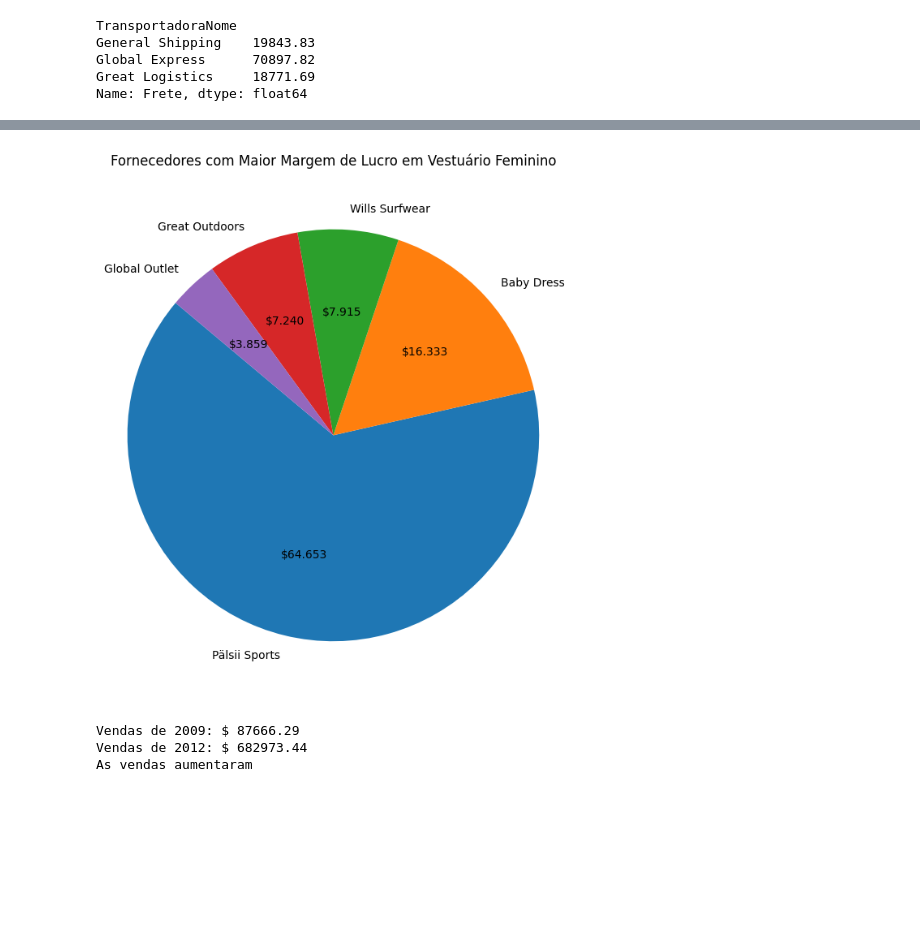
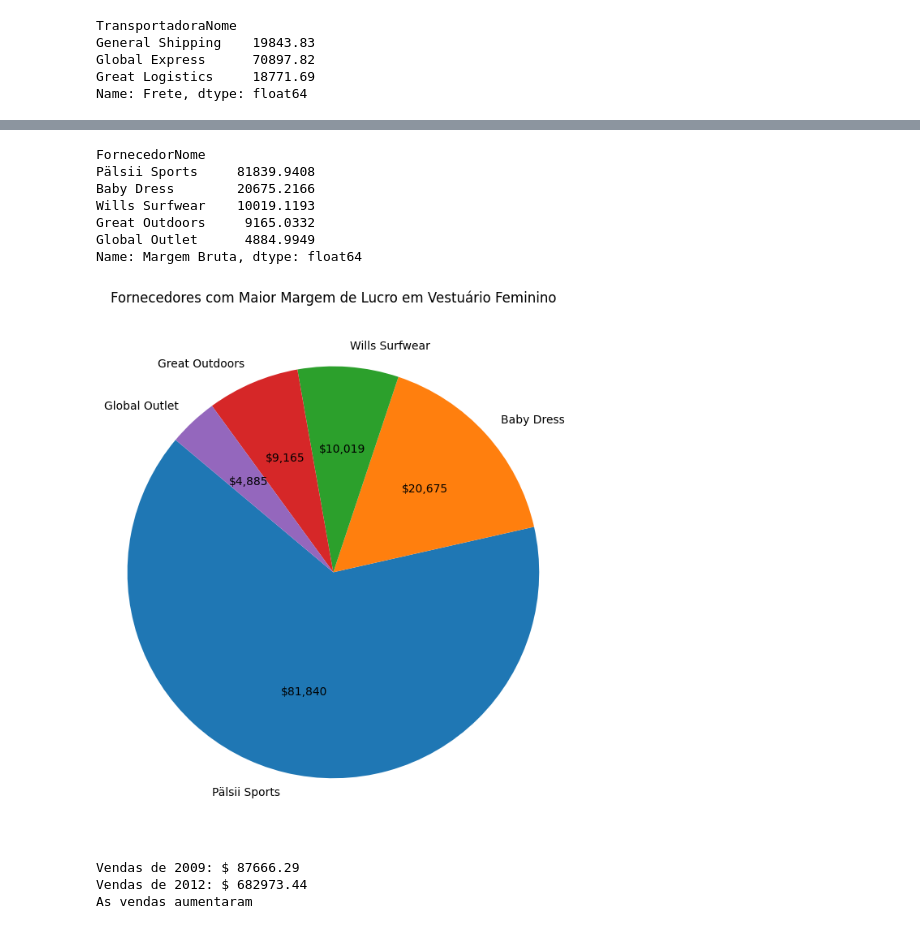
Before and after one commit to ronaldofillho/BI, a Jupyter notebook: Atividade1/Leitura.ipynb, the cells around one changed output, grey strips where cells are left out. Saved outputs shown, nothing was run; the diff lists cells and outputs as text; code cells hidden in the pictures; blank space fills up the shorter version.

```diff
--- a/Atividade1/Leitura.ipynb
+++ b/Atividade1/Leitura.ipynb
@@ -136,13 +142,21 @@ plt.show()
 # %%
 #2. Quais os três maiores países, em termos de vendas ($)?
+
+import numpy as np
+
 
 vendasCliente = planilha_total.groupby('ClientePaís')['Vendas'].sum()
 
 clientes = vendasCliente.sort_values(ascending=False).head(3)
+print(clientes)
+#função que passa os valores de cada cliente para o grafico no lugar de autopct
+def absolute_value(val):
+    a = np.round(val/100.*clientes.sum(), 0)
+    return f'${a:,.0f}'
 
 plt.figure(figsize=(3,3))
 
-plt.pie(clientes, labels=clientes.index, autopct='%1.1f%%', startangle=140)
+plt.pie(clientes, labels=clientes.index, autopct=absolute_value, startangle=140)
 
 plt.axis('equal')
 plt.title('Top 3 Países em Vendas')
@@ -156,9 +175,14 @@ plt.show()
 brasilSales = planilha_total[planilha_total['ClientePaís'] == 'Brazil']
 revenueCategories = brasilSales.groupby('CategoriaNome')['Vendas'].sum()
 highestCategoryRevenue = revenueCategories.sort_values(ascending=False).head(5)
+print(highestCategoryRevenue)
+
+def absolute_value(val):
+    a = np.round(val/100.*highestCategoryRevenue.sum(), 0)
+    return f'${a:,.0f}'
 
 plt.figure(figsize=(6,4))
-plt.pie(highestCategoryRevenue, labels=highestCategoryRevenue.index, autopct='$%1.3f', startangle=140)
+plt.pie(highestCategoryRevenue, labels=highestCategoryRevenue.index, autopct=absolute_value, startangle=140)
 plt.axis('equal')
 plt.title('Categorias com Maior Faturamento no Brasil')
 plt.tight_layout()
@@ -184,9 +215,14 @@ germanSales = planilha_total[planilha_total['ClientePaís'] == 'Germany']
 germanSalesByCategory = germanSales[germanSales['CategoriaNome'] == 'Men´s Footwear']
 germanSalesByCategory = germanSalesByCategory.groupby('ClienteNome')['Vendas'].sum()
 topGermanCustomers = germanSalesByCategory.sort_values(ascending=False).head(5)
+print(topGermanCustomers)
+
+def absolute_value(val):
+    a = np.round(val/100.*topGermanCustomers.sum(), 0)
+    return f'${a:,.0f}'
 
 plt.figure(figsize=(6,6))
-plt.pie(topGermanCustomers, labels=topGermanCustomers.index, autopct='$%1.3f', startangle=140)
+plt.pie(topGermanCustomers, labels=topGermanCustomers.index, autopct=absolute_value, startangle=140)
 
 
 plt.axis('equal')
@@ -201,11 +244,14 @@ plt.show()
 usaSales = planilha_total[planilha_total['ClientePaís'] == 'USA']
 usaSellerByMoreDiscount = usaSales.groupby('VendedorNome')['Desconto'].sum()
 usaSellerByMoreDiscountOrder = usaSellerByMoreDiscount.sort_values(ascending=False).head(5)
-
 print(usaSellerByMoreDiscountOrder)
 
+def absolute_value(val):
+    a = np.round(val/100.*usaSellerByMoreDiscountOrder.sum(), 0)
+    return f'${a:,.0f}'
+
 plt.figure(figsize=(6,7))
-plt.pie(usaSellerByMoreDiscountOrder, labels=usaSellerByMoreDiscountOrder.index, autopct='$%1.3f', startangle=140)
+plt.pie(usaSellerByMoreDiscountOrder, labels=usaSellerByMoreDiscountOrder.index, autopct=absolute_value, startangle=140)
 plt.axis('equal')
 plt.title('Vendedores que mais dão descontos nos Estados Unidos')
 plt.tight_layout()
@@ -221,18 +267,30 @@ Name: Desconto, dtype: float64
 # %%
 #7. Quais os fornecedores que dão a maior margem de lucro ($) no segmento de “Vestuário Feminino” (Womens wear)?
 
 womensWear = planilha_total[planilha_total['CategoriaNome'] == 'Womens wear']
 womensWearBySupplier = womensWear.groupby('FornecedorNome')['Margem Bruta'].sum()
 highestMarginSuppliers = womensWearBySupplier.sort_values(ascending=False).head(5)
+print(highestMarginSuppliers)
+
+def absolute_value(val):
+    a = np.round(val/100.*highestMarginSuppliers.sum(), 0)
+    return f'${a:,.0f}'
 
 plt.figure(figsize=(6,7))
-plt.pie(highestMarginSuppliers, labels=highestMarginSuppliers.index, autopct='$%1.3f', startangle=140)
+plt.pie(highestMarginSuppliers, labels=highestMarginSuppliers.index, autopct=absolute_value, startangle=140)
 plt.axis('equal')
 plt.title('Fornecedores com Maior Margem de Lucro em Vestuário Feminino')
 plt.tight_layout()
 plt.show()
 # %% [output]
+FornecedorNome
+Pälsii Sports     81839.9408
+Baby Dress        20675.2166
+Wills Surfwear    10019.1193
+Great Outdoors     9165.0332
+Global Outlet      4884.9949
+Name: Margem Bruta, dtype: float64
-[figure, old version]
+[figure, new version]
 # %%
 # 8. Quanto que foi vendido ($) no ano de 2009? Analisando as vendas anuais entre 2009
 # e 2012, podemos concluir que o faturamento vem crescendo, se mantendo estável ou
```
Also changed, not shown: parts of 7 cells of this notebook.
